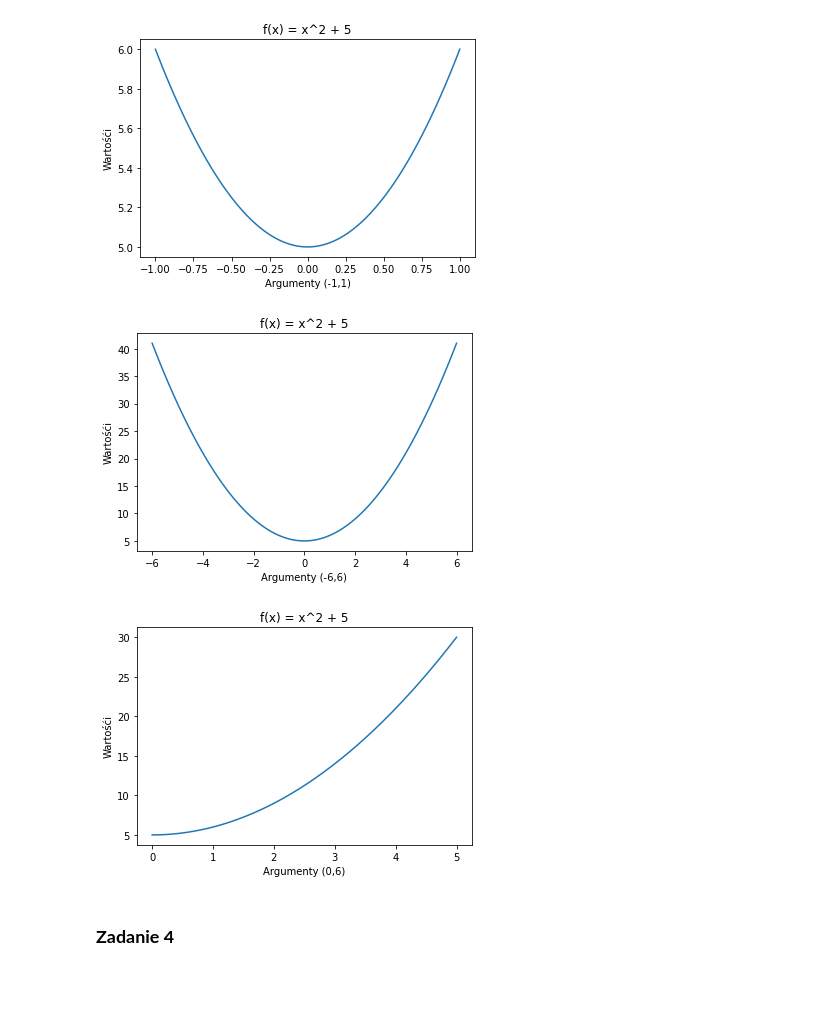
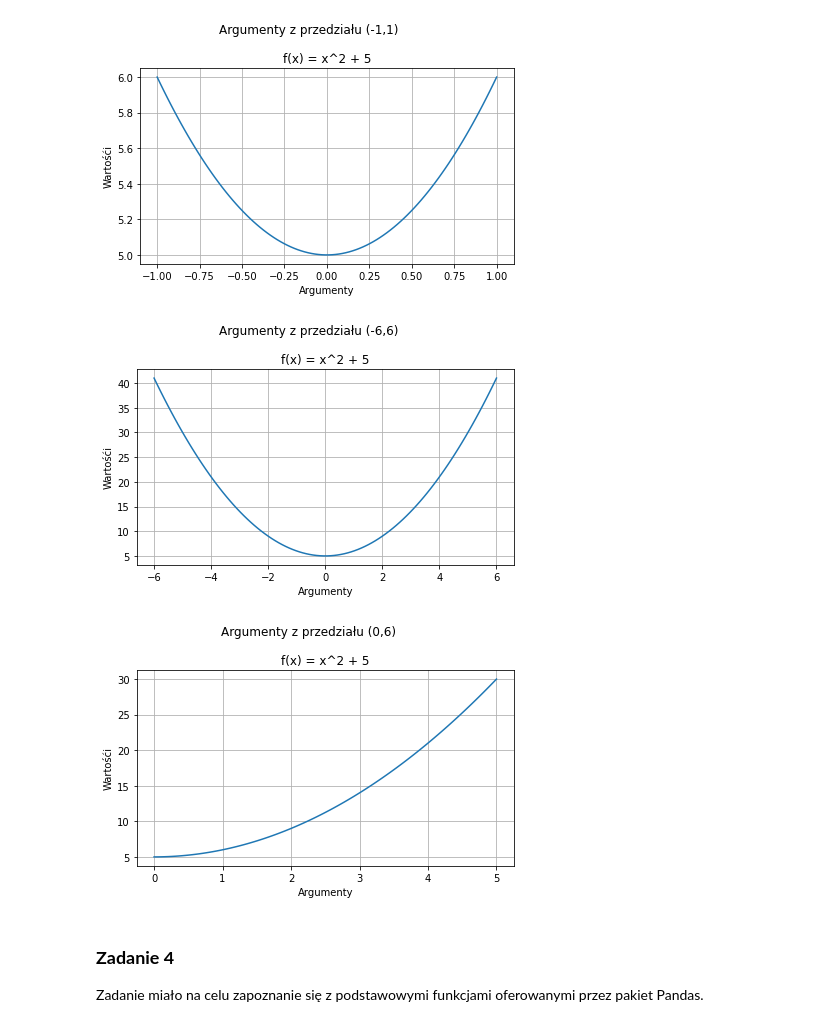
Before and after one commit to danielw1210/AnalizaiBazyDanych, a Jupyter notebook: Lab1.ipynb, the cells around one changed output. Cells and saved outputs as stored; diff of their text form; code cells hidden in the pictures; blank space fills up the shorter version.

```diff
--- a/Lab1.ipynb
+++ b/Lab1.ipynb
@@ -9,42 +12,52 @@ Celem zajęć jest zapoznanie się ze środowiskiem pracy na przedmiocie Analiza
 # %%
 import numpy as np
 import matplotlib.pyplot as plt
 
 # Pythonowa funkcja opisująca funkcję kwadratową
 def function1(x):
     return x**2 + 5
 
-# Utworzenie przedziałów argumentów zgodnie z instrukcją
+# Utworzenie przedziałów argumentów zgodnie z instrukcją, każdy po 100 punktów
 data1 = np.linspace(-1,1,100)
 data2 = np.linspace(-6,6,100)
 data3 = np.linspace(-0,5,100)
 
 # Utworzenie wykresu dla pierwszego przedziału argumentów
 plt.plot(data1, function1(data1))
-plt.xlabel('Argumenty (-1,1)')
+plt.xlabel('Argumenty')
 plt.ylabel('Wartośći')
 plt.title('f(x) = x^2 + 5')
+plt.suptitle('Argumenty z przedziału (-1,1)')
+plt.tight_layout()
+plt.grid()
 plt.show()
 
 # Utworzenie wykresu dla drugiego przedziału argumentów
 plt.plot(data2, function1(data2))
-plt.xlabel('Argumenty (-6,6)')
+plt.xlabel('Argumenty')
 plt.ylabel('Wartośći')
 plt.title('f(x) = x^2 + 5')
+plt.suptitle('Argumenty z przedziału (-6,6)')
+plt.tight_layout()
+plt.grid()
 plt.show()
 
 # Utworzenie wykresu dla trzeciego przedziału argumentów
 plt.plot(data3, function1(data3))
-plt.xlabel('Argumenty (0,6)')
+plt.xlabel('Argumenty')
 plt.ylabel('Wartośći')
 plt.title('f(x) = x^2 + 5')
+plt.suptitle('Argumenty z przedziału (0,6)')
+plt.tight_layout()
+plt.grid()
 plt.show()
 # %% [output]
-[figure, old version]
+[figure, new version]
-[figure, old version]
+[figure, new version]
-[figure, old version]
+[figure, new version]
-# %% [markdown]
-### __Zadanie 4__
+# %% [markdown]
+### __Zadanie 4__
+Zadanie miało na celu zapoznanie się z podstawowymi funkcjami oferowanymi przez pakiet Pandas.
 # %%
 import pandas
 
```
Also changed, not shown: parts of 5 cells of this notebook.
